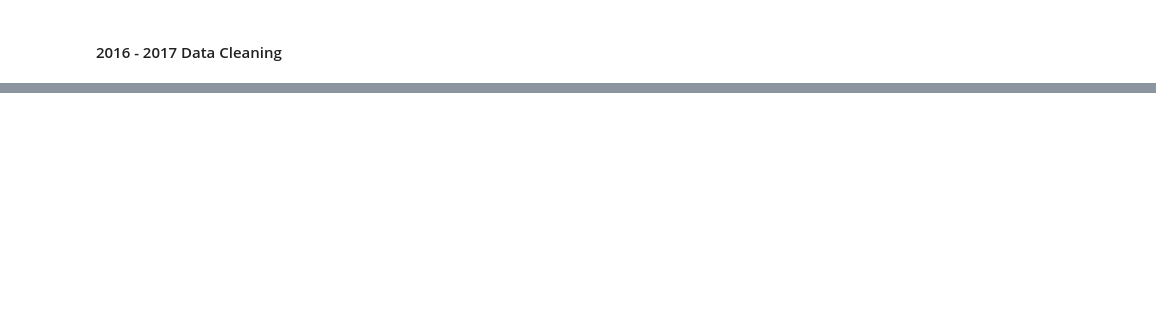
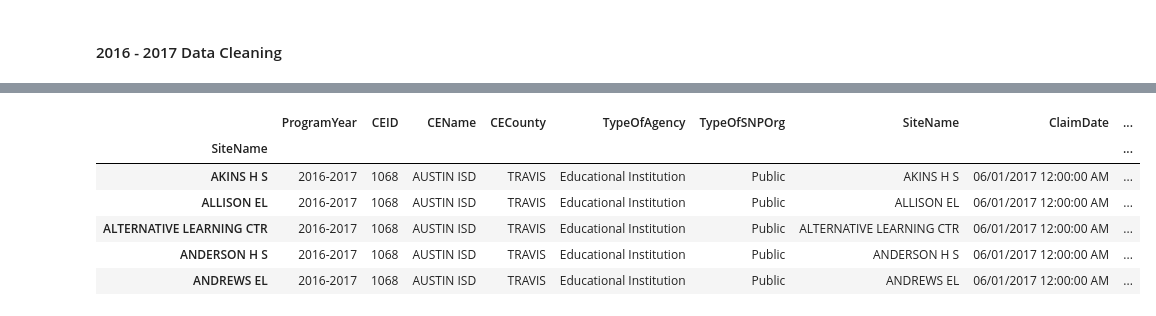
Before and after one commit to tpohl535/project_one_yellow_ninjas, a Jupyter notebook: Schools/Free and Reduced Meals/schoolmeals_data_cleaning.ipynb, the cells around one changed output, grey strips where cells are left out. Saved outputs shown, nothing was run; the diff lists cells and outputs as text; code cells hidden in the pictures; blank space fills up the shorter version.

```diff
--- a/Schools/Free and Reduced Meals/schoolmeals_data_cleaning.ipynb
+++ b/Schools/Free and Reduced Meals/schoolmeals_data_cleaning.ipynb
@@ -279,3 +296,20 @@ eligibility_by_school_16_17
 | ZILKER EL | 2016-2017 | 1068 | AUSTIN ISD | TRAVIS | Educational Institution | Public | ZILKER EL | 06/01/2017 12:00:00 AM | ... |
 263 rows × 13 columns
 [interactive output not drawn]
+# %%
+#round all columns that were calculated
+rounded_16_17 = eligibility_by_school_16_17.round({"EnrollmentQty": 0,
+                                   "FreeEligibleQty": 0,
+                                   "ReducedEligibleQty": 0,
+                                   "PaidEligibleQty": 0
+                                  })
+
+rounded_16_17.head()
+# %% [output]
+|  | ProgramYear | CEID | CEName | CECounty | TypeOfAgency | TypeOfSNPOrg | SiteName | ClaimDate | ... |
+| SiteName |  |  |  |  |  |  |  |  | ... |
+| AKINS H S | 2016-2017 | 1068 | AUSTIN ISD | TRAVIS | Educational Institution | Public | AKINS H S | 06/01/2017 12:00:00 AM | ... |
+| ALLISON EL | 2016-2017 | 1068 | AUSTIN ISD | TRAVIS | Educational Institution | Public | ALLISON EL | 06/01/2017 12:00:00 AM | ... |
+| ALTERNATIVE LEARNING CTR | 2016-2017 | 1068 | AUSTIN ISD | TRAVIS | Educational Institution | Public | ALTERNATIVE LEARNING CTR | 06/01/2017 12:00:00 AM | ... |
+| ANDERSON H S | 2016-2017 | 1068 | AUSTIN ISD | TRAVIS | Educational Institution | Public | ANDERSON H S | 06/01/2017 12:00:00 AM | ... |
+| ANDREWS EL | 2016-2017 | 1068 | AUSTIN ISD | TRAVIS | Educational Institution | Public | ANDREWS EL | 06/01/2017 12:00:00 AM | ... |
```
Also changed, not shown: parts of 15 cells of this notebook, 3 other files.
